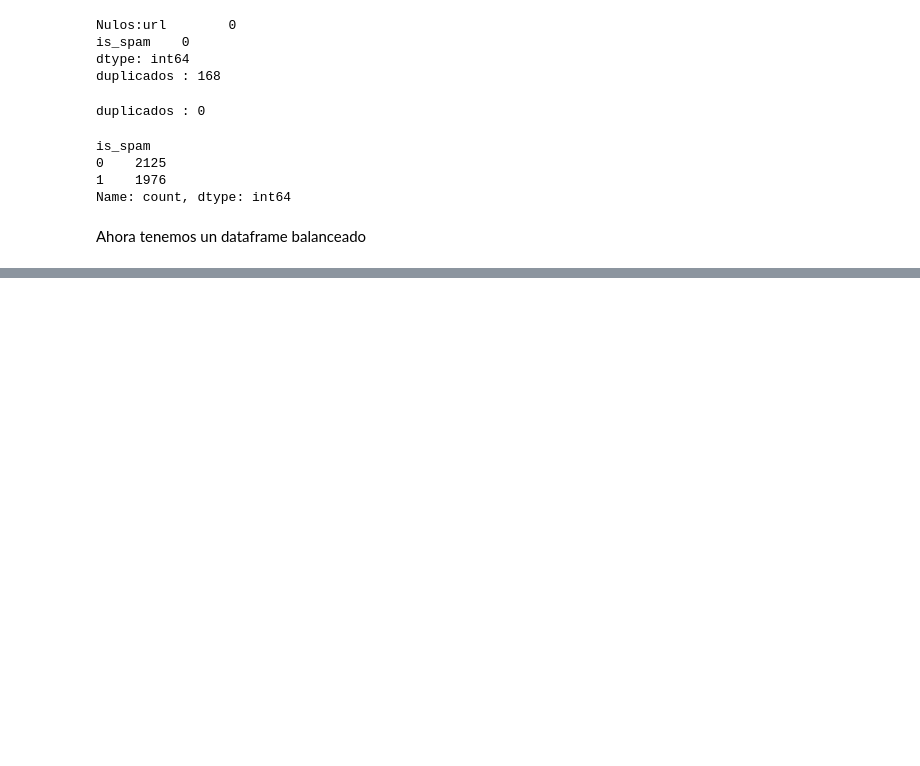
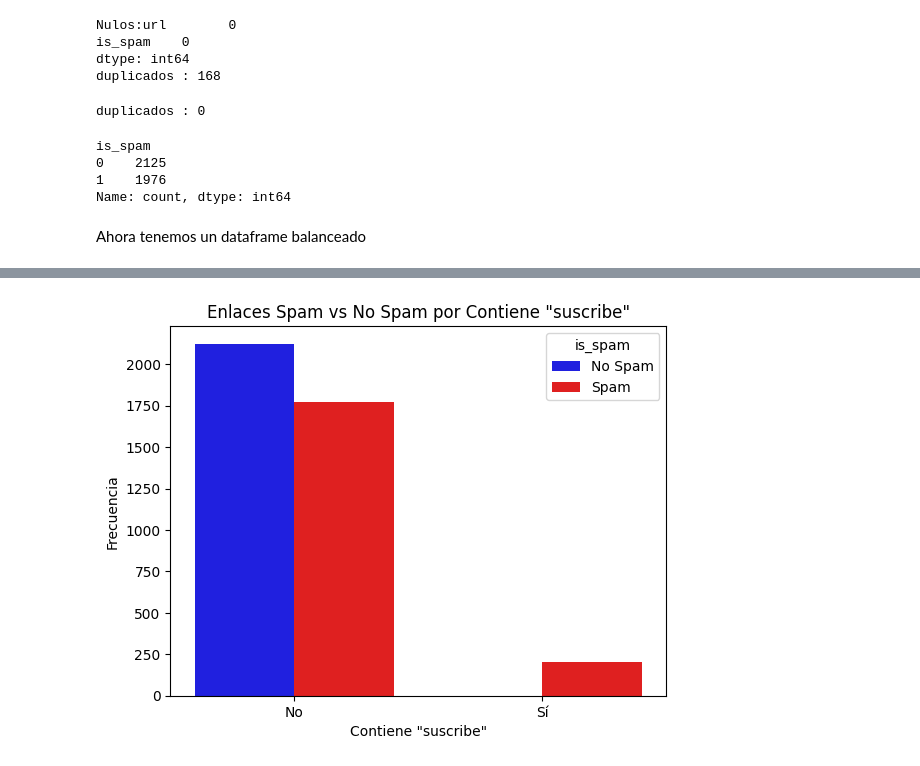
Before and after one commit to 4GeeksAcademy/NPL_JOEL, a Jupyter notebook: src/explore.ipynb, the cells around one changed output, grey strips where cells are left out. Cells and saved outputs as stored; diff of their text form; code cells hidden in the pictures; blank space fills up the shorter version.

```diff
--- a/src/explore.ipynb
+++ b/src/explore.ipynb
@@ -105,0 +168,8 @@ total_data.to_csv(r'C:\Users\jdean\OneDrive\Escritorio\pythonmysql\NPL_JOEL\url_
+# %%
+#agregamos columnas para ver si como se comportan estos caracteres especiales y que tengan un valor para el modelo antes de limpiarlo
+df['contains_subscribe'] = df['url'].apply(lambda x : 1 if "subscribe" in x else 0)
+df['contains_hash'] = df['url'].apply(lambda x : 1 if "#" in x else 0)
+df['non_https'] = df['url'].apply(lambda x : 1 if "https" in x else 0)
+df['contains_?'] = df['url'].apply(lambda x : 1 if "?" in x else 0)
+df['contains_www'] = df['url'].apply(lambda x : 1 if "www" in x else 0)
+df.head()
@@ -105,0 +183,11 @@ total_data.to_csv(r'C:\Users\jdean\OneDrive\Escritorio\pythonmysql\NPL_JOEL\url_
+# %%
+# Gráfico de barras agrupadas
+sns.countplot(data=df, x='contains_subscribe', hue='is_spam', palette={0: 'blue', 1: 'red'})
+plt.xlabel('Contiene "suscribe"')
+plt.ylabel('Frecuencia')
+plt.title('Enlaces Spam vs No Spam por Contiene "suscribe"')
+plt.xticks([0, 1], ['No', 'Sí'])
+plt.legend(title='is_spam', labels=['No Spam', 'Spam'])
+plt.show()
+# %% [output]
+[figure, added]
```
Also changed, not shown: parts of 28 cells of this notebook, 1 other file.
